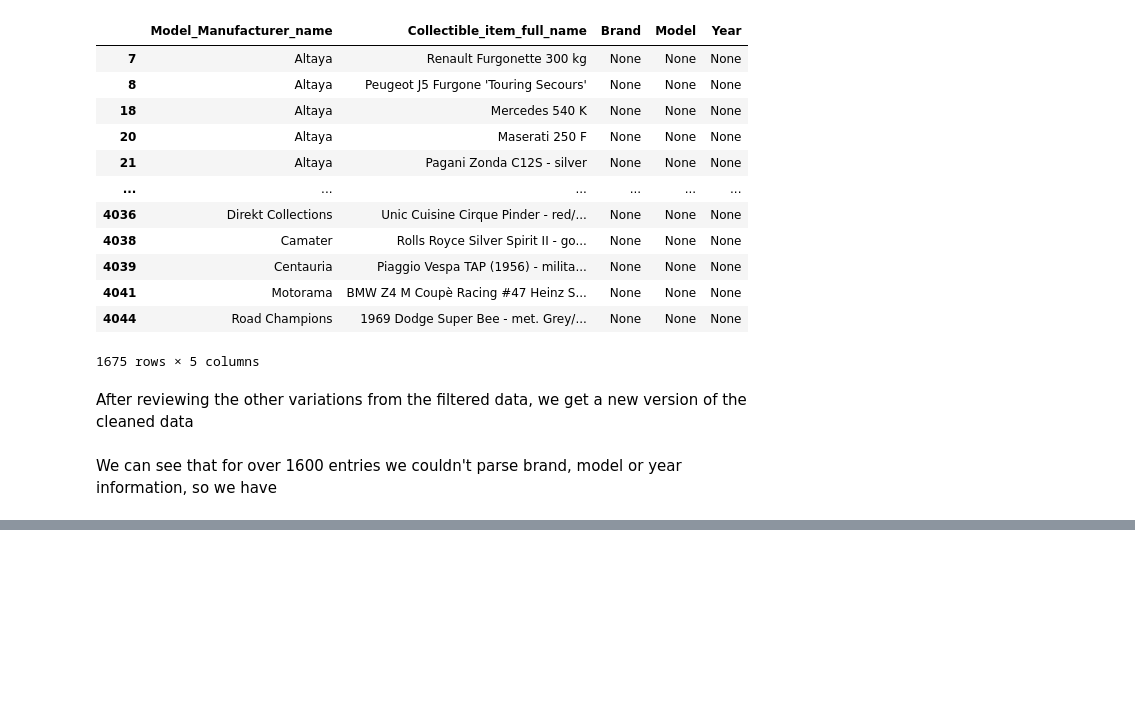
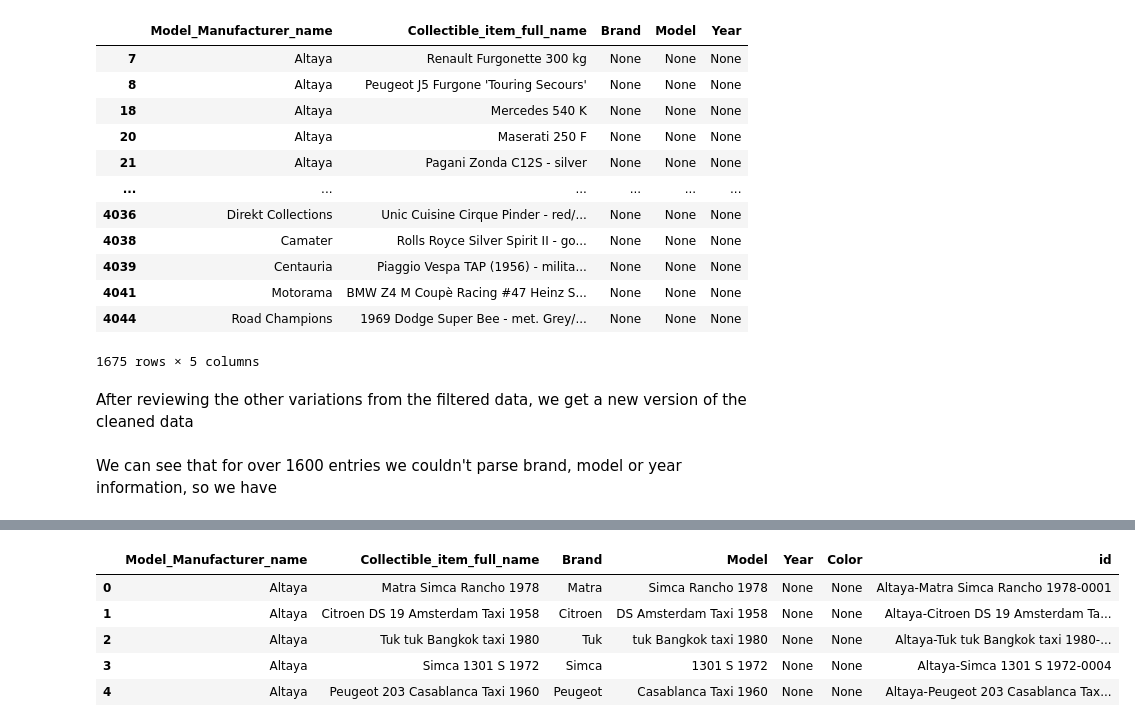
Before and after one commit to 5rusenko/Cars_catalogue_kaggle, a Jupyter notebook: cars-catalogue-final.ipynb, the cells around one changed output, grey strips where cells are left out. Saved outputs shown, nothing was run; the diff lists cells and outputs as text; code cells hidden in the pictures; blank space fills up the shorter version.

```diff
--- a/cars-catalogue-final.ipynb
+++ b/cars-catalogue-final.ipynb
@@ -345,0 +574,72 @@ Number of entries with missing 'Year', excluding missing 'Model_Manufacturer_nam
+# %%
+import pandas as pd
+import re
+from IPython.display import display
+
+# Read the dataset
+data = pd.read_excel('/kaggle/input/cars-catalogue-main-raw/Cars catalogue Main_RAW.xlsx')
+
+# Common color names for regex (this list can be extended)
+colors = "black|white|red|green|blue|yellow|silver|grey|orange|purple|gold|bronze|brown"
+
+# Function to extract brand, model, year, and color, with enhanced regex
+def extract_info_improved(text):
+    # Normalize the text by removing known noise patterns and handling edge cases
+    text = str(text)
+    text = re.sub(r'\s+\(.*?\)', '', text)  # Remove any content inside parentheses
+    text = re.sub(r'\s-\s.*', '', text)     # Remove descriptions after a dash
+    text = re.sub(r"\b(?<!\d)(?!\d{4})\d+\b", "", text)  # Remove isolated numbers that are not part of a four-digit year
+    text = text.replace(',', '')  # Remove commas that might be used as separators
+
+    # Enhanced regex pattern to handle various cases including color
+    pattern = (
+        rf'^(?P<Brand>\D+?)'             # Capture the brand as non-digit characters at the start
+        r'\s+(?P<Model>.*?)'             # Capture the model which might include numbers
+        r'(\s+(?P<Year>\d{{4}}))?'       # Optionally capture a four-digit year at the end
+        rf'(\s+(?P<Color>{colors}))?$'   # Optionally capture a color at the end
+    )
+    match = re.match(pattern, text)
+    if match:
+        brand = match.group('Brand').strip()
+        model = match.group('Model').strip()
+        year = match.group('Year') if match.group('Year') else None
+        color = match.group('Color') if 'Color' in match.groupdict() and match.group('Color') else None
+        return brand, model, year, color
+    else:
+        return None, None, None, None
+
+# Initialize counter for unique ID generation
+counter = 1
+
+# Process each item, reshape data
+reshaped_rows = []
+for col in data.columns:
+    manufacturer_name = col.split('_')[0]
+    for item in data[col]:
+        if pd.notna(item):
+            brand, model, year, color = extract_info_improved(item)
+            reshaped_rows.append({
+                'Model_Manufacturer_name': manufacturer_name,
+                'Collectible_item_full_name': item,
+                'Brand': brand, 'Model': model, 'Year': year, 'Color': color,
+                'id': f"{manufacturer_name}-{item}-{counter:04d}"
+            })
+            counter += 1
+
+# Convert reshaped_rows into a DataFrame
+df_b = pd.DataFrame(reshaped_rows)
+
+# Reporting missing data and total entries
+total_entries = len(df_b)
+missing_brand = df_b['Brand'].isnull().sum()
+missing_year = df_b['Year'].isnull().sum()
+missing_color = df_b['Color'].isnull().sum()
+
+print(f"Total number of entries: {total_entries}")
+print(f"Number of entries with missing 'Brand': {missing_brand}")
+print(f"Number of entries with missing 'Year': {missing_year}")
+print(f"Number of entries with missing 'Color': {missing_color}")
+
+# Display the DataFrame to verify results
+display(df_b.head())  # Modify this to display(df_b) if you want to see the entire DataFrame
+# %% [output]
@@ -345,0 +650,6 @@ Number of entries with missing 'Year', excluding missing 'Model_Manufacturer_nam
+|  | Model_Manufacturer_name | Collectible_item_full_name | Brand | Model | Year | Color | id |
+| 0 | Altaya | Matra Simca Rancho 1978 | Matra | Simca Rancho 1978 | None | None | Altaya-Matra Simca Rancho 1978-0001 |
+| 1 | Altaya | Citroen DS 19 Amsterdam Taxi 1958 | Citroen | DS Amsterdam Taxi 1958 | None | None | Altaya-Citroen DS 19 Amsterdam Ta... |
+| 2 | Altaya | Tuk tuk Bangkok taxi 1980 | Tuk | tuk Bangkok taxi 1980 | None | None | Altaya-Tuk tuk Bangkok taxi 1980-... |
+| 3 | Altaya | Simca 1301 S 1972 | Simca | 1301 S 1972 | None | None | Altaya-Simca 1301 S 1972-0004 |
+| 4 | Altaya | Peugeot 203 Casablanca Taxi 1960 | Peugeot | Casablanca Taxi 1960 | None | None | Altaya-Peugeot 203 Casablanca Tax... |
```
Also changed, not shown: parts of 15 cells of this notebook.
